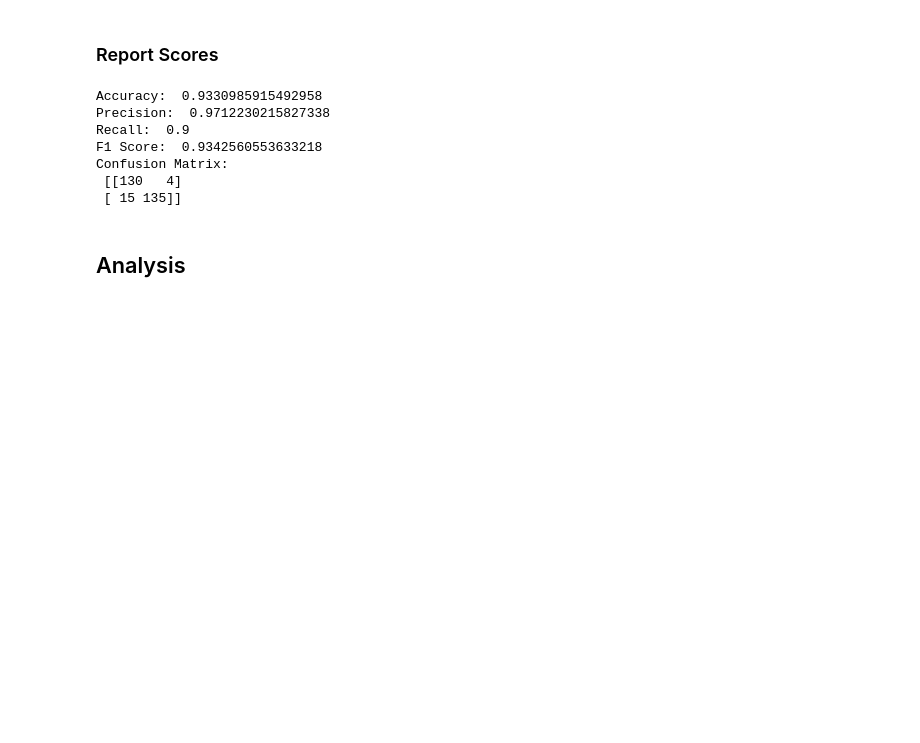
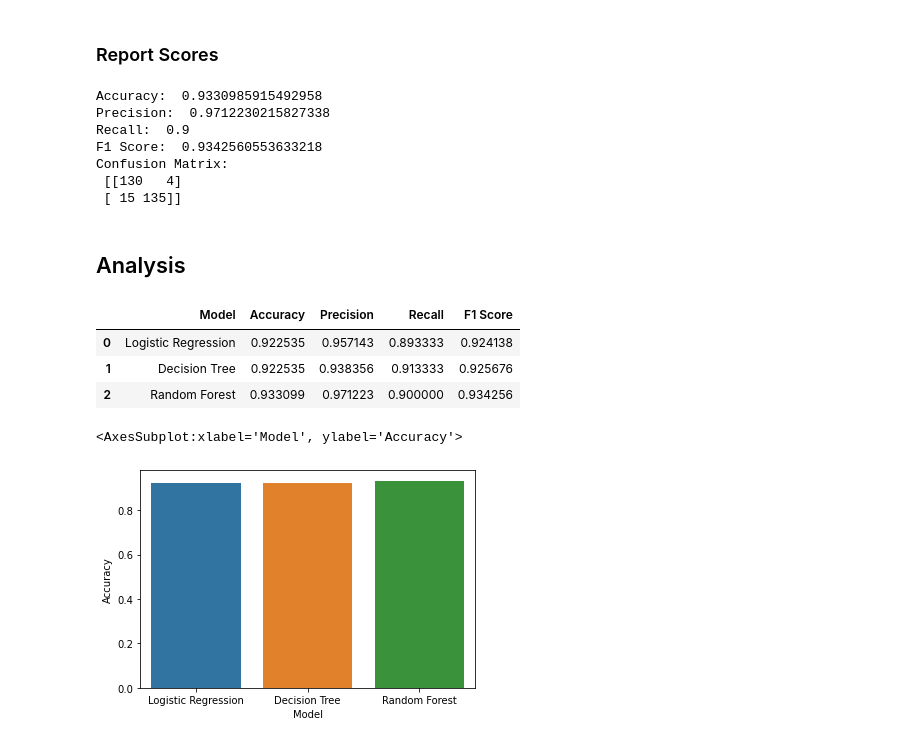
Before and after one commit to karip00/Credit-Card-Fraud-Detection-using-ML-models, a Jupyter notebook: fraudDetection.ipynb, the cells around one changed output. Saved outputs shown, nothing was run; the diff lists cells and outputs as text; code cells hidden in the pictures; blank space fills up the shorter version.

```diff
--- a/fraudDetection.ipynb
+++ b/fraudDetection.ipynb
@@ -273,3 +273,17 @@ Confusion Matrix:
  [ 15 135]]
 # %% [markdown]
 ## Analysis
+# %%
+modelComparison = pd.DataFrame({'Model': ['Logistic Regression', 'Decision Tree', 'Random Forest'], 'Accuracy': [accuracy_score(y_test, y_predictions), accuracy_score(y_test, dt_predictions), accuracy_score(y_test, rf_predictions)], 'Precision': [precision_score(y_test, y_predictions), precision_score(y_test, dt_predictions), precision_score(y_test, rf_predictions)], 'Recall': [recall_score(y_test, y_predictions), recall_score(y_test, dt_predictions), recall_score(y_test, rf_predictions)], 'F1 Score': [f1_score(y_test, y_predictions), f1_score(y_test, dt_predictions), f1_score(y_test, rf_predictions)]})
+
+modelComparison
+# %% [output]
+|  | Model | Accuracy | Precision | Recall | F1 Score |
+| 0 | Logistic Regression | 0.922535 | 0.957143 | 0.893333 | 0.924138 |
+| 1 | Decision Tree | 0.922535 | 0.938356 | 0.913333 | 0.925676 |
+| 2 | Random Forest | 0.933099 | 0.971223 | 0.900000 | 0.934256 |
+# %%
+sns.barplot(x='Model', y='Accuracy', data=modelComparison)
+# %% [output]
+<AxesSubplot:xlabel='Model', ylabel='Accuracy'>
+[figure, added]
```
Also changed, not shown: parts of 3 cells of this notebook.
